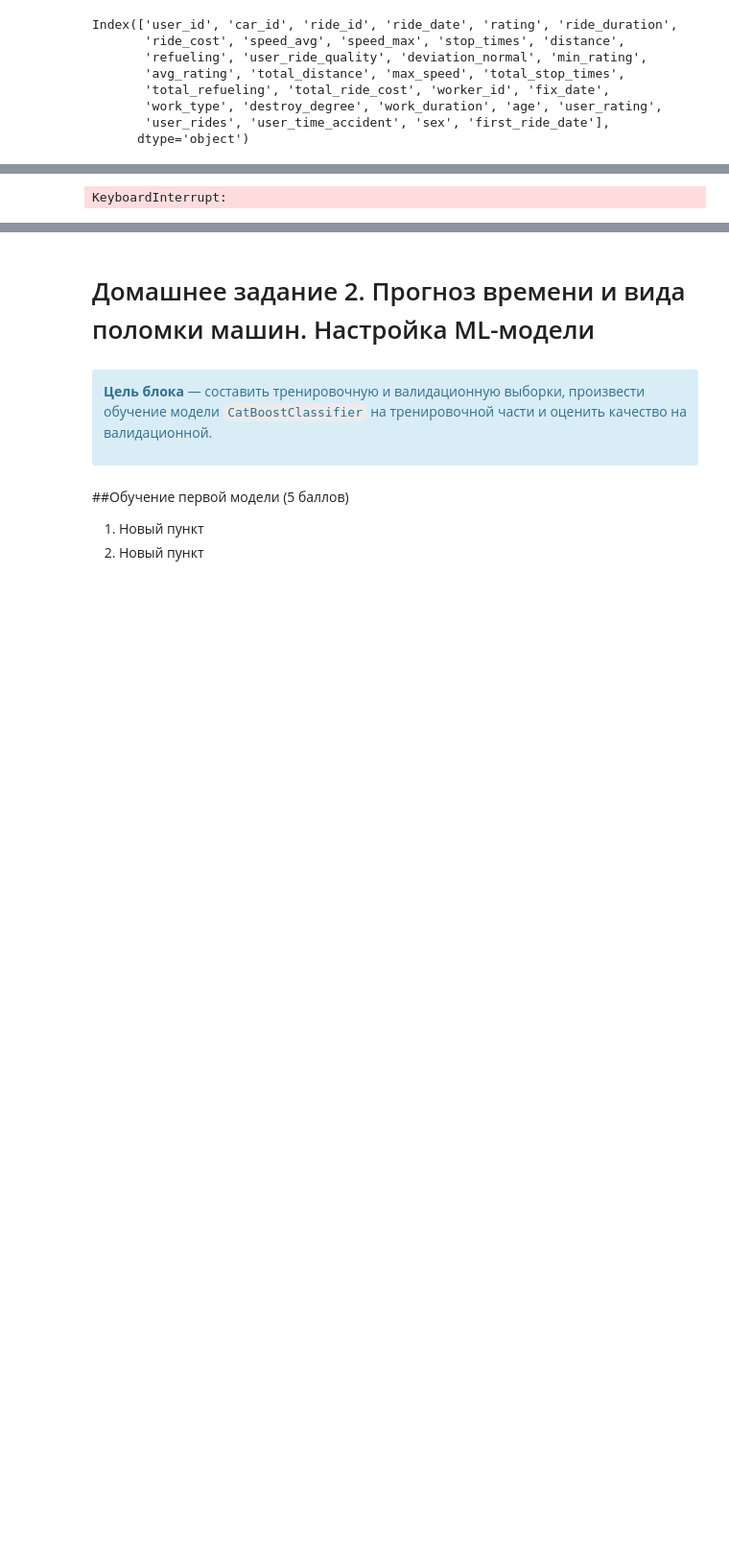
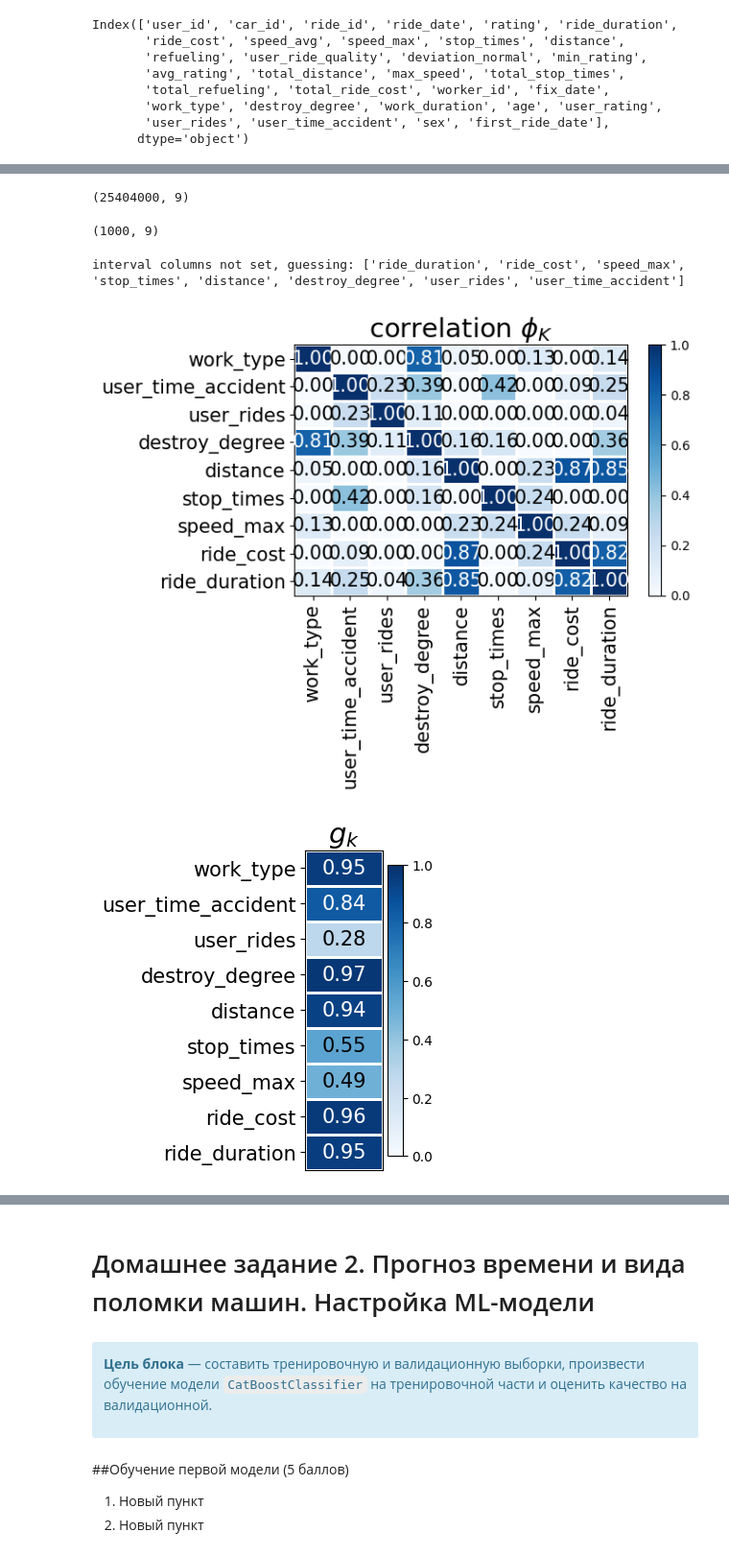
Before and after one commit to ArtemAmentes/C_DS, a Jupyter notebook: asset-v1_SkillFactory+MFTIDS+SEP2023+type@asset+block@Домашние_задания_Соревновательныи__DS.ipynb, the cells around one changed output, grey strips where cells are left out. Shown at 96% size. Saved outputs shown, nothing was run; the diff lists cells and outputs as text; code cells hidden in the pictures; blank space fills up the shorter version.

```diff
--- a/asset-v1_SkillFactory+MFTIDS+SEP2023+type@asset+block@Домашние_задания_Соревновательныи__DS.ipynb
+++ b/asset-v1_SkillFactory+MFTIDS+SEP2023+type@asset+block@Домашние_задания_Соревновательныи__DS.ipynb
@@ -516,0 +549,8 @@ correlation_matrix
+# %%
+#Половой признак, возраст скорей всего никак не влияет на решение задачи для нас
+numeric_columns = ['ride_duration',
+       'ride_cost', 'speed_max', 'stop_times', 'distance',
+       'destroy_degree',
+       'user_rides', 'user_time_accident']
+categorial_columns = ['work_type']
+date_columns = ['ride_date', 'fix_date', 'first_ride_date']
@@ -517,10 +559,30 @@ correlation_matrix
+# %%
+data = data [numeric_columns+categorial_columns]
+# %%
+data.shape
+# %% [output]
+(25404000, 9)
+# %%
+sample_size = 1000
+
+data = data.sample(n=sample_size, replace=False, random_state=123)
+# %%
+data.shape
+# %% [output]
+(1000, 9)
 # %%
 %%capture
 pip install phik
 # %%
+#долго работает код, в целом дает ли он какое-то представление о корреляции?
 import phik
 from phik import resources, report
 
-phik_matrix = data.phik_matrix(interval_cols = numeric_columns, njobs=1)
+phik_matrix = data.phik_matrix(interval_cols = numeric_columns)
-# %% [output]
-KeyboardInterrupt:
+# %%
+from phik import report
+rep = report.correlation_report(data, significance_threshold=3, correlation_threshold=0.5)
+# %% [output]
+interval columns not set, guessing: ['ride_duration', 'ride_cost', 'speed_max', 'stop_times', 'distance', 'destroy_degree', 'user_rides', 'user_time_accident']
+[figure, added]
+[figure, added]
```
Also changed, not shown: parts of 41 cells of this notebook.
